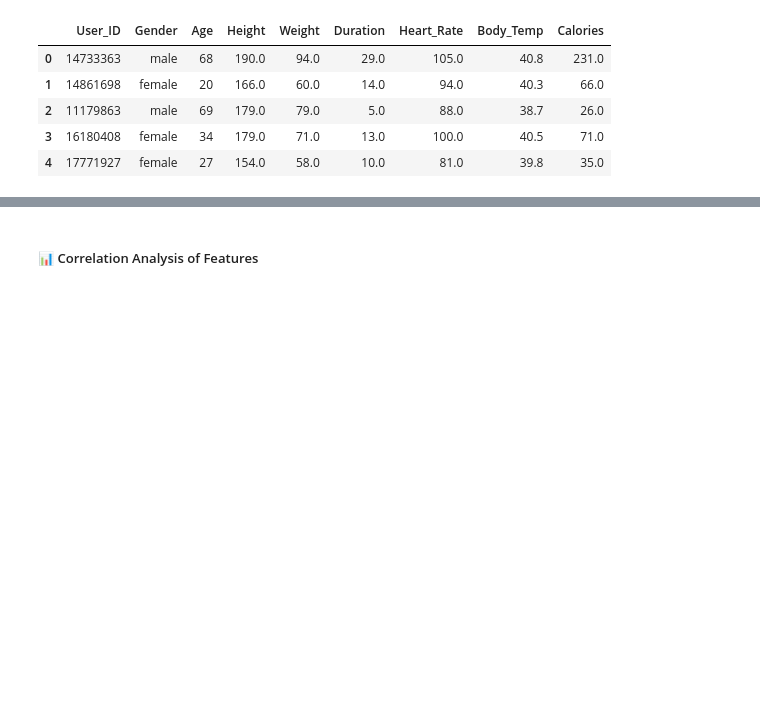
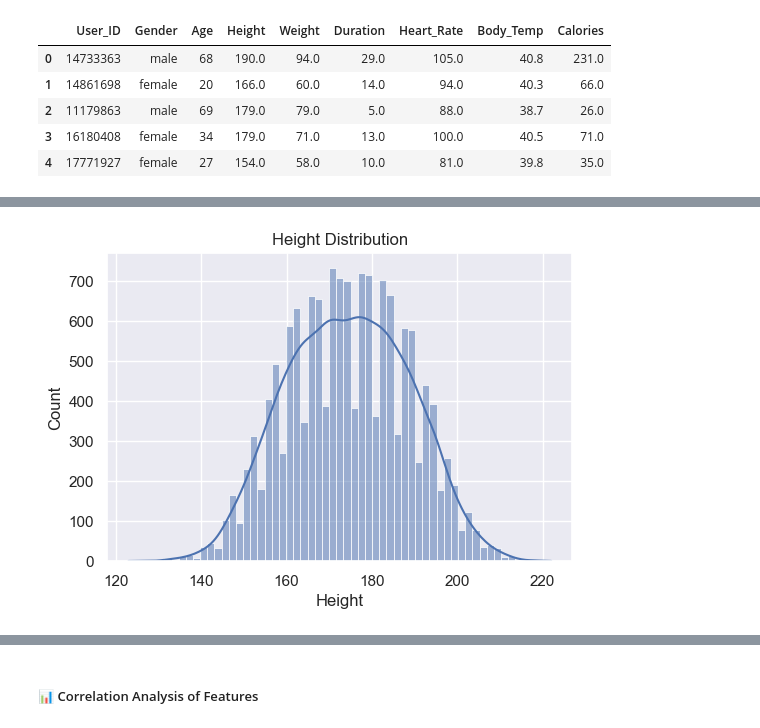
Before and after one commit to rishibanspanigrahi1818-glitch/machine-learning-first-project, a Jupyter notebook: Comparative Analysis of Regression Models for Calorie Burn Prediction Using Physiological Data.ipynb, the cells around one changed output, grey strips where cells are left out. Cells and saved outputs as stored; diff of their text form; code cells hidden in the pictures; blank space fills up the shorter version.

```diff
--- a/Comparative Analysis of Regression Models for Calorie Burn Prediction Using Physiological Data.ipynb
+++ b/Comparative Analysis of Regression Models for Calorie Burn Prediction Using Physiological Data.ipynb
@@ -129,0 +170,10 @@ calories_data.describe()
+# %%
+# finding the distribution of "Height" column
+plt.figure(figsize=(6,4))
+sns.histplot(calories_data['Height'], kde=True)
+plt.title("Height Distribution")
+plt.xlabel("Height")
+plt.ylabel("Count")
+plt.show()
+# %% [output]
+[figure, added]
```
Also changed, not shown: parts of 67 cells of this notebook.
